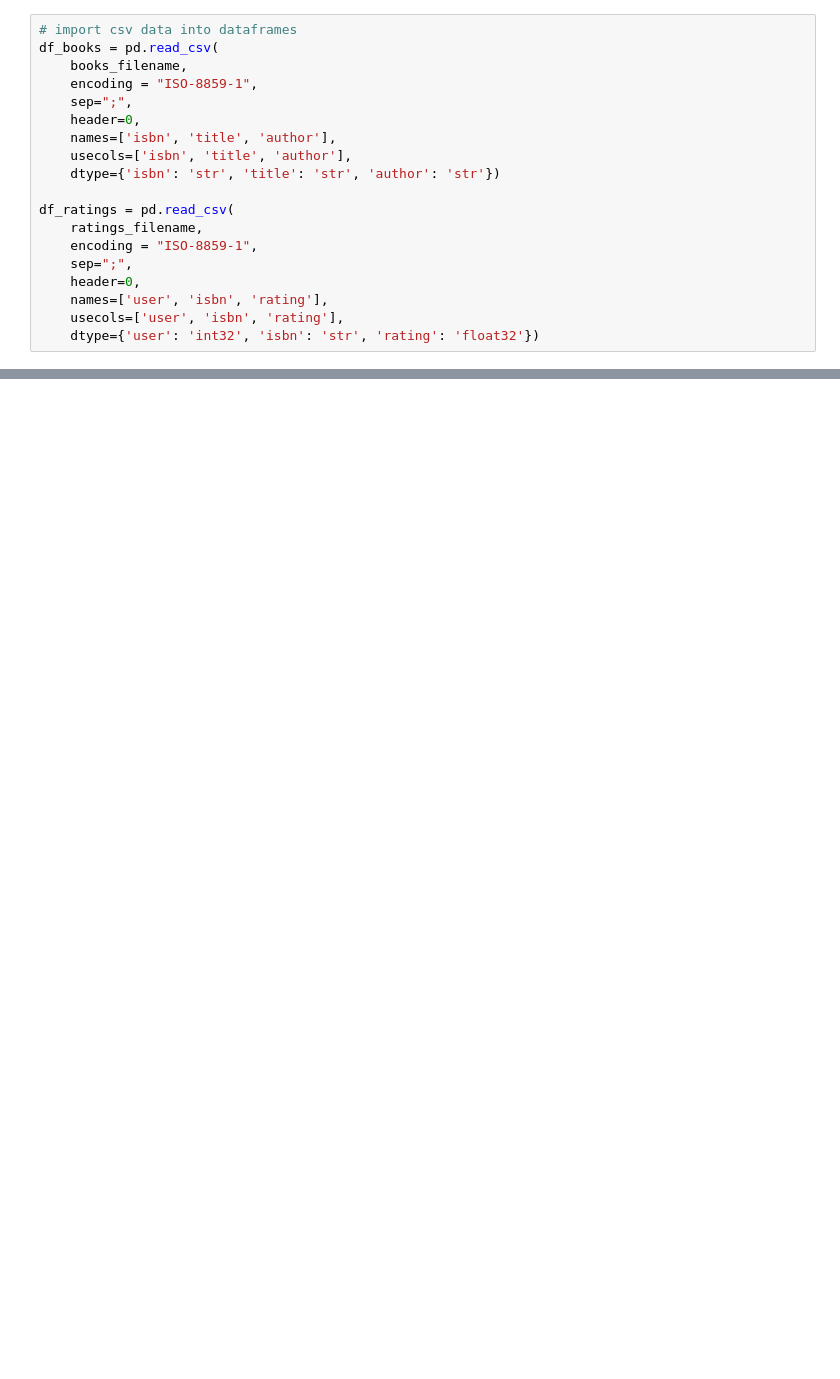
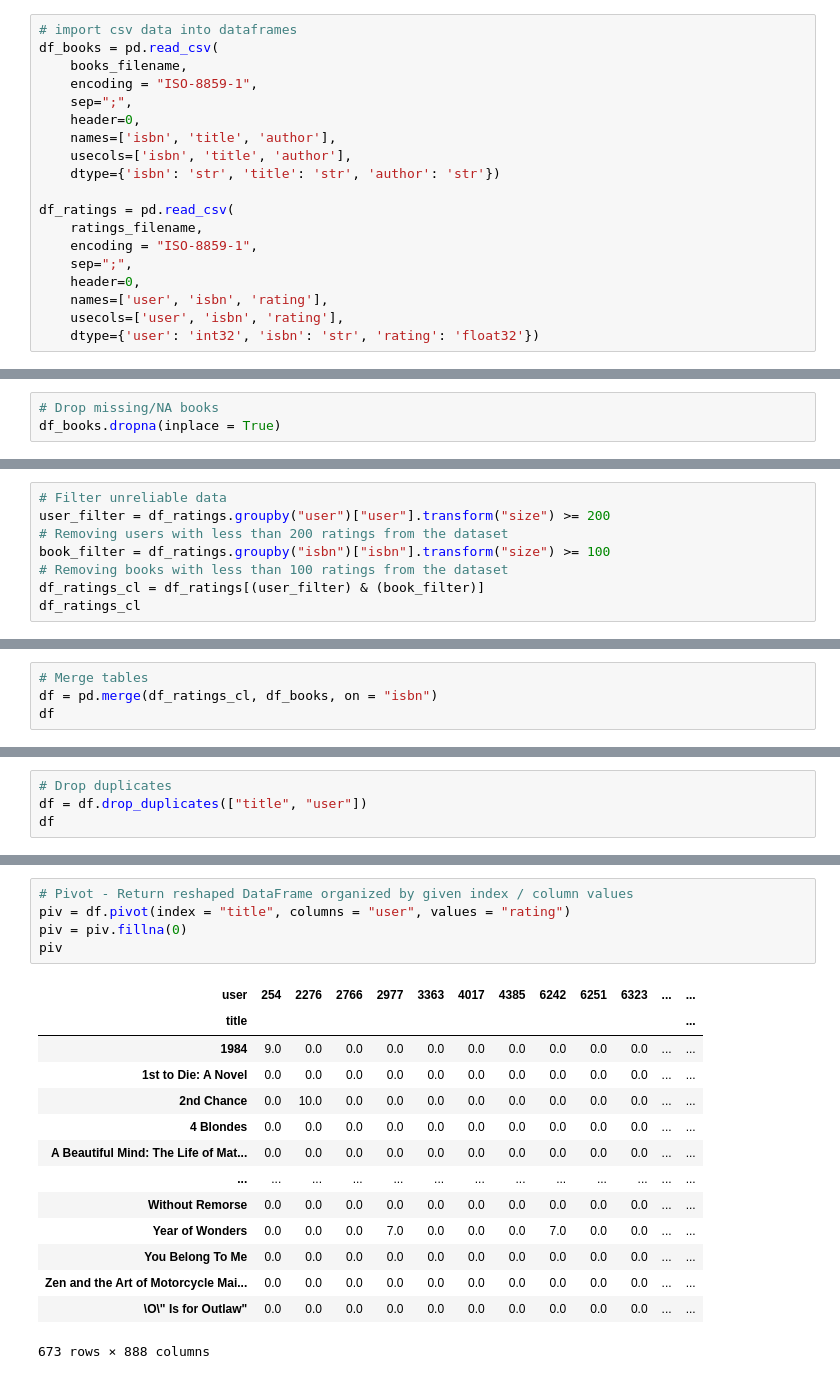
Before and after one commit to wesleyscholl/Machine-Learning-Projects, a Jupyter notebook: fcc_book_recommendation_knn.ipynb, the cells around one changed output, grey strips where cells are left out. Drawn from its saved outputs; the diff is of its cells as text; blank space fills up the shorter version.

```diff
--- a/fcc_book_recommendation_knn.ipynb
+++ b/fcc_book_recommendation_knn.ipynb
@@ -44,0 +82,3 @@ def get_recommends(book = ""):
+# %%
+# Drop missing/NA books
+df_books.dropna(inplace = True)
@@ -44,0 +94,8 @@ def get_recommends(book = ""):
+# %%
+# Filter unreliable data
+user_filter = df_ratings.groupby("user")["user"].transform("size") >= 200
+# Removing users with less than 200 ratings from the dataset
+book_filter = df_ratings.groupby("isbn")["isbn"].transform("size") >= 100
+# Removing books with less than 100 ratings from the dataset
+df_ratings_cl = df_ratings[(user_filter) & (book_filter)]
+df_ratings_cl
@@ -44,0 +116,4 @@ def get_recommends(book = ""):
+# %%
+# Merge tables
+df = pd.merge(df_ratings_cl, df_books, on = "isbn")
+df
@@ -44,0 +134,4 @@ def get_recommends(book = ""):
+# %%
+# Drop duplicates
+df = df.drop_duplicates(["title", "user"])
+df
@@ -44,0 +152,20 @@ def get_recommends(book = ""):
+# %%
+# Pivot - Return reshaped DataFrame organized by given index / column values
+piv = df.pivot(index = "title", columns = "user", values = "rating")
+piv = piv.fillna(0)
+piv
+# %% [output]
+| user | 254 | 2276 | 2766 | 2977 | 3363 | 4017 | 4385 | 6242 | 6251 | 6323 | ... | ... |
+| title |  |  |  |  |  |  |  |  |  |  |  | ... |
+| 1984 | 9.0 | 0.0 | 0.0 | 0.0 | 0.0 | 0.0 | 0.0 | 0.0 | 0.0 | 0.0 | ... | ... |
+| 1st to Die: A Novel | 0.0 | 0.0 | 0.0 | 0.0 | 0.0 | 0.0 | 0.0 | 0.0 | 0.0 | 0.0 | ... | ... |
+| 2nd Chance | 0.0 | 10.0 | 0.0 | 0.0 | 0.0 | 0.0 | 0.0 | 0.0 | 0.0 | 0.0 | ... | ... |
+| 4 Blondes | 0.0 | 0.0 | 0.0 | 0.0 | 0.0 | 0.0 | 0.0 | 0.0 | 0.0 | 0.0 | ... | ... |
+| A Beautiful Mind: The Life of Mat... | 0.0 | 0.0 | 0.0 | 0.0 | 0.0 | 0.0 | 0.0 | 0.0 | 0.0 | 0.0 | ... | ... |
+| ... | ... | ... | ... | ... | ... | ... | ... | ... | ... | ... | ... | ... |
+| Without Remorse | 0.0 | 0.0 | 0.0 | 0.0 | 0.0 | 0.0 | 0.0 | 0.0 | 0.0 | 0.0 | ... | ... |
+| Year of Wonders | 0.0 | 0.0 | 0.0 | 7.0 | 0.0 | 0.0 | 0.0 | 7.0 | 0.0 | 0.0 | ... | ... |
+| You Belong To Me | 0.0 | 0.0 | 0.0 | 0.0 | 0.0 | 0.0 | 0.0 | 0.0 | 0.0 | 0.0 | ... | ... |
+| Zen and the Art of Motorcycle Mai... | 0.0 | 0.0 | 0.0 | 0.0 | 0.0 | 0.0 | 0.0 | 0.0 | 0.0 | 0.0 | ... | ... |
+| \O\" Is for Outlaw" | 0.0 | 0.0 | 0.0 | 0.0 | 0.0 | 0.0 | 0.0 | 0.0 | 0.0 | 0.0 | ... | ... |
+673 rows × 888 columns
```
Also changed, not shown: parts of 13 cells of this notebook.
